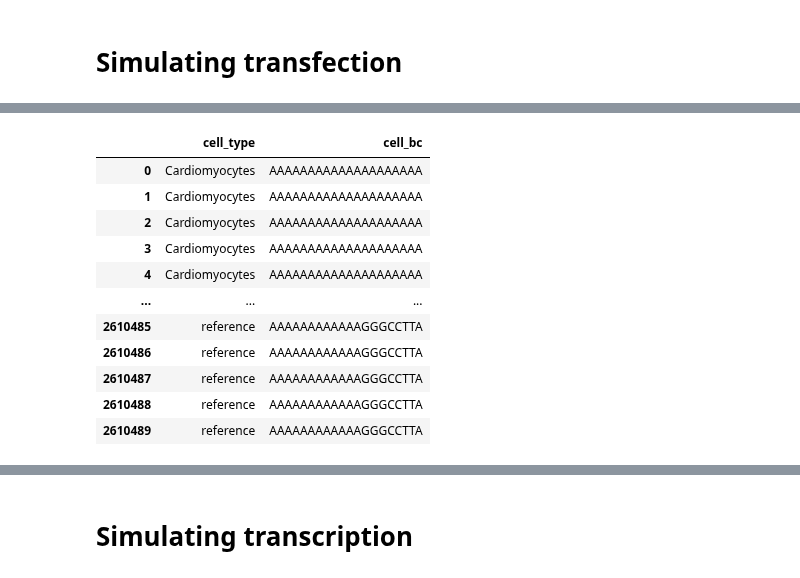
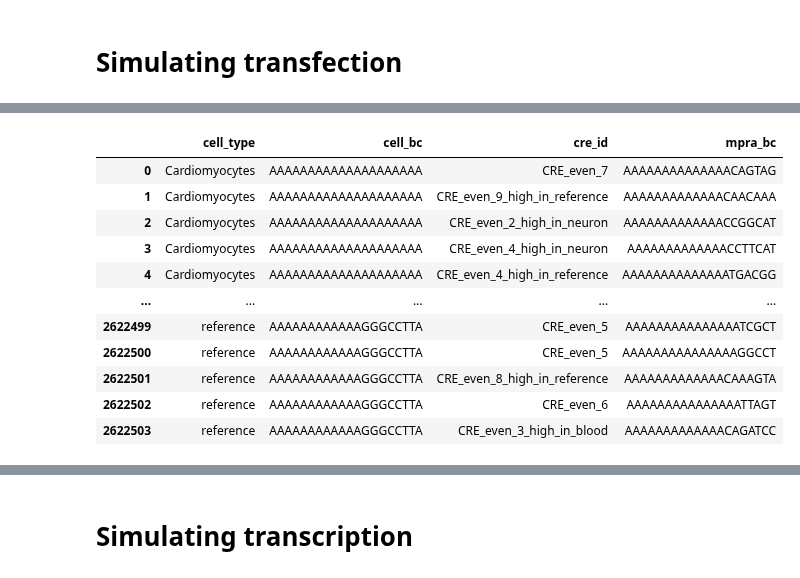
Before and after one commit to Reilly-Lab-Yale/tabula-rasa, a Jupyter notebook: analyses/supporting/bounds.ipynb, the cells around one changed output, grey strips where cells are left out. Saved outputs shown, nothing was run; the diff lists cells and outputs as text; code cells hidden in the pictures.

```diff
--- a/analyses/supporting/bounds.ipynb
+++ b/analyses/supporting/bounds.ipynb
@@ -88,5 +66,5 @@ library
 # %%
-def simulate_description_from_bounds(experiment_bounds:scm.Bounds,
+def simulate_transfection(experiment_bounds:scm.Bounds,
                             ground_truth:pd.DataFrame,
                             library:pd.DataFrame):
     """
@@ -97,72 +75,65 @@ def simulate_description_from_bounds(experiment_bounds:scm.Bounds,
 
     See README spec for details on ground truth dataframe.
     You can easially create one with the helper function `simple_spread`.
     """
 
     #known before you start : "to be optimized":
     #  cells per cell-type is a fixed parameter
     #  barcodes per CRE is a fixed parameter (library)
 
     #copy cells df out
     cells_df=pd.DataFrame(artificial_bounds.cells_per_cell_type).reset_index()
     #repeat to create multiple cells for each cell type
     cells_df=cells_df.loc[cells_df.index.repeat(cells_df["cells_per_cell_type"])]
     #drop number of cells
     cells_df=cells_df.drop(columns=["cells_per_cell_type"]).reset_index(drop=True)
     #add cell barcodes
     cells_df["cell_bc"]=scm.generate_barcodes(length=20,count=len(cells_df))
     #now get "how many MPRA constructs transfected into each cell"
     cells_df["num_transfected"]=experiment_bounds.transfection_model.draw_nb(len(cells_df))
     #duplicate so we have one row for each transfection event
     cells_df=cells_df.loc[cells_df.index.repeat(cells_df["num_transfected"])].reset_index(drop=True)
     #drop num transfected, since it is no longer required
     cells_df=cells_df.drop(columns=["num_transfected"])
 
+    #for each transfection event, sample an MPRA barcode
+    drawn_library=scm.sample_from_library(library=library,
+                            size=len(cells_df))
+
+    #merge dataframes
+    cells_df=cells_df.merge(drawn_library,
+                            left_index=True,
+                            right_index=True,
+                            validate="one_to_one")
+
+
+    #drop library abundance, we don't care.
+    cells_df=cells_df.drop(columns=["abundance"])
+
+    # merge in ground truth
+    cells_df=cells_df.merge(ground_truth,
+                            on=["cell_type","cre_id"],
+                            validate="many_to_one",
+                            how="outer")
+
+    #check to make sure there were no
+
     return cells_df
 
 
-    #cell_bc
-
-    #for each cell type, cell, decide how many MPRA barcodes are transfected.
-    #note that MOI here is measured, not applied MOI. Transfection inefficiencies
-    #Will effectively reduce MOI from what is applied.
-    #probably the way to do it is
-    #draw from the transfection [total cells] number of times
-    ## each draw is "x number of barcodes were transfected into that cell"
-
-    # - calculate fraction of cells with 0, 1, 2, 3... barcodes
-    # - multiple fractions by total number of cells & round
-    # - make a table with n=total_cells cell barcodes
-    # - add number of barcodes in each cell as a column according to fraction (n_transfected).
-    # - randomize row order
-    # - assign cell_type based on proportions
-    # - randomly sample n_transfected MPRA barcodes for each row, then convert to tall
-    # - merge in CRE identity
-
-    #for a non-tfection reporter setup, extend to 'all-by-all' (all mpra BC by all) filling in zeroes
-
-    #The output will look like an ortho describe_primordial description dataframe.
-
-    ## calculate fraction of cells with 0, 1, 2, 3... n barcodes ##
-
-
-
-
-    pass
-
-simulate_description_from_bounds(experiment_bounds=artificial_bounds,
+simulate_transfection(experiment_bounds=artificial_bounds,
                         ground_truth=spread_gt,
                         library=library)
 # %% [output]
-|  | cell_type | cell_bc |
-| 0 | Cardiomyocytes | AAAAAAAAAAAAAAAAAAAA |
-| 1 | Cardiomyocytes | AAAAAAAAAAAAAAAAAAAA |
-| 2 | Cardiomyocytes | AAAAAAAAAAAAAAAAAAAA |
-| 3 | Cardiomyocytes | AAAAAAAAAAAAAAAAAAAA |
-| 4 | Cardiomyocytes | AAAAAAAAAAAAAAAAAAAA |
-| ... | ... | ... |
-| 2610485 | reference | AAAAAAAAAAAAGGGCCTTA |
-| 2610486 | reference | AAAAAAAAAAAAGGGCCTTA |
-| 2610487 | reference | AAAAAAAAAAAAGGGCCTTA |
-| 2610488 | reference | AAAAAAAAAAAAGGGCCTTA |
-| 2610489 | reference | AAAAAAAAAAAAGGGCCTTA |
+|  | cell_type | cell_bc | cre_id | mpra_bc |
+| 0 | Cardiomyocytes | AAAAAAAAAAAAAAAAAAAA | CRE_even_7 | AAAAAAAAAAAAAACAGTAG |
+| 1 | Cardiomyocytes | AAAAAAAAAAAAAAAAAAAA | CRE_even_9_high_in_reference | AAAAAAAAAAAAACAACAAA |
+| 2 | Cardiomyocytes | AAAAAAAAAAAAAAAAAAAA | CRE_even_2_high_in_neuron | AAAAAAAAAAAAACCGGCAT |
+| 3 | Cardiomyocytes | AAAAAAAAAAAAAAAAAAAA | CRE_even_4_high_in_neuron | AAAAAAAAAAAAACCTTCAT |
+| 4 | Cardiomyocytes | AAAAAAAAAAAAAAAAAAAA | CRE_even_4_high_in_reference | AAAAAAAAAAAAAATGACGG |
+| ... | ... | ... | ... | ... |
+| 2622499 | reference | AAAAAAAAAAAAGGGCCTTA | CRE_even_5 | AAAAAAAAAAAAAAATCGCT |
+| 2622500 | reference | AAAAAAAAAAAAGGGCCTTA | CRE_even_5 | AAAAAAAAAAAAAAAGGCCT |
+| 2622501 | reference | AAAAAAAAAAAAGGGCCTTA | CRE_even_8_high_in_reference | AAAAAAAAAAAAACAAAGTA |
+| 2622502 | reference | AAAAAAAAAAAAGGGCCTTA | CRE_even_6 | AAAAAAAAAAAAAAATTAGT |
+| 2622503 | reference | AAAAAAAAAAAAGGGCCTTA | CRE_even_3_high_in_blood | AAAAAAAAAAAAACAGATCC |
```
Also changed, not shown: parts of 7 cells of this notebook, 1 other file.
